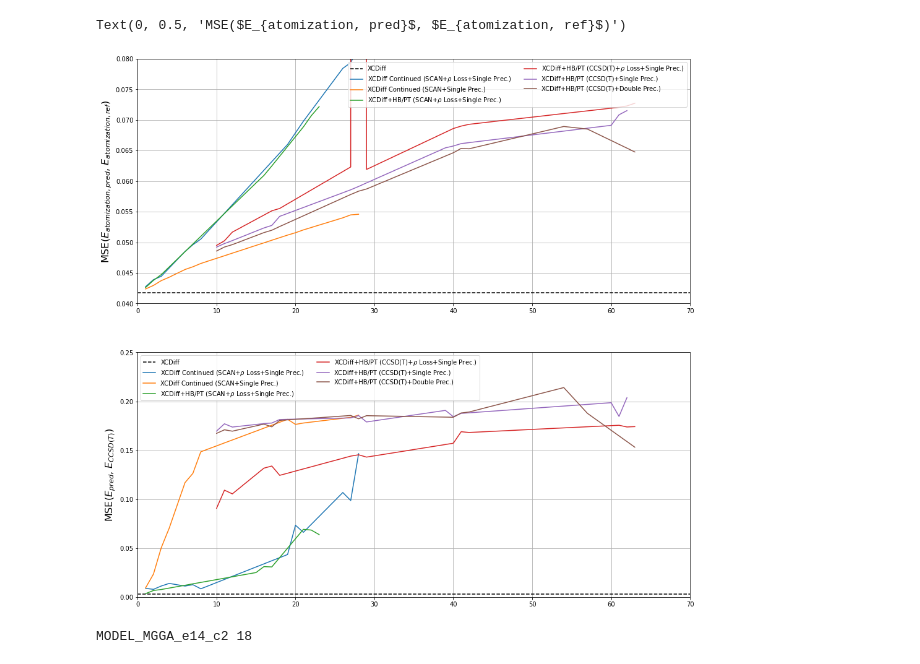
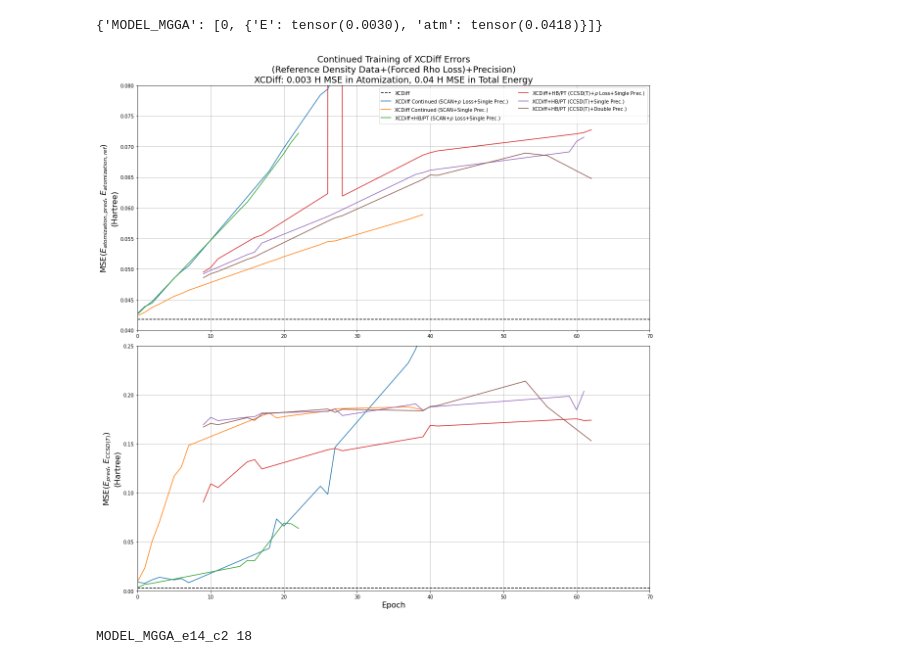
Before and after one commit to alecpwills/dpyscfl, a Jupyter notebook: notebooks/eval_graph.ipynb, the cells around one changed output. Drawn from its saved outputs; the diff is of its cells as text; code cells hidden in the pictures.

```diff
--- a/notebooks/eval_graph.ipynb
+++ b/notebooks/eval_graph.ipynb
@@ -74,0 +98,29 @@ rwcdb = load_loss_eval(bdir = os.path.join(rxcdwp, dbl), lfile = 'loss_dct_MGGA.
+# %%
+f = plt.figure(figsize=(10,10))
+aax = f.add_subplot(211)
+eax = f.add_subplot(212, sharex = aax)
+aax.grid()
+eax.grid()
+labels = {'Subset XCDiff': tstd}
+for k, v in labels.items():
+        xs = []
+        ays = []
+        eys = []
+        for ik, v in labels[k].items():
+            xs.append(v[0])
+            ays.append(v[1]['atm'])
+            eys.append(v[1]['E'])
+        aax.plot(xs, ays, label=k)
+        eax.plot(xs, eys, label=k)
+
+aax.legend(ncol=2)
+eax.legend(ncol=2)
+#aax.set_ylim(0.04, 0.08)
+#eax.set_ylim(0, 0.25)
+aax.set_xlim(0,16)
+
+eax.set_ylabel('MSE($E_{pred}$, $E_{CCSD(T)}$)\n(Hartree)', fontsize=16)
+aax.set_ylabel('MSE($E_{atomization, pred}$, $E_{atomization, ref}$)\n(Hartree)', fontsize=16)
+eax.set_xlabel('Epoch', fontsize=16)
+aax.set_title('Training on Subset of XCDiff Molecules:\n H$_2$, N$_2$, LiF $\\to$ (H, N, Li, F)', fontsize=18)
+plt.tight_layout()
@@ -75,46 +129,54 @@ rwcdb = load_loss_eval(bdir = os.path.join(rxcdwp, dbl), lfile = 'loss_dct_MGGA.
+# %%
+xcd
+# %% [output]
+{'MODEL_MGGA': [0, {'E': tensor(0.0030), 'atm': tensor(0.0418)}]}
 # %%
 f = plt.figure(figsize=(16,16))
 aax = f.add_subplot(211)
-eax = f.add_subplot(212)
+eax = f.add_subplot(212, sharex = aax)
 aax.grid()
 eax.grid()
 labels = {'XCDiff':xcd,
          'XCDiff Continued (SCAN+$\\rho$ Loss+Single Prec.)':rsd,
          'XCDiff Continued (SCAN+Single Prec.)':rss,
          'XCDiff+HB/PT (SCAN+$\\rho$ Loss+Single Prec.)':rwsd,
          'XCDiff+HB/PT (CCSD(T)+$\\rho$ Loss+Single Prec.)':rwcd,
          'XCDiff+HB/PT (CCSD(T)+Single Prec.)':rwcs,
          'XCDiff+HB/PT (CCSD(T)+Double Prec.)':rwcdb}
 for k, v in labels.items():
     if k == 'XCDiff':
         x = np.linspace(0, 100)
         ay = v['MODEL_MGGA'][1]['atm']*np.ones_like(x)
         ey = v['MODEL_MGGA'][1]['E']*np.ones_like(x)
         aax.plot(x, ay, 'k--', label=k)
         eax.plot(x, ey, 'k--', label=k)
     else:
         xs = []
         ays = []
         eys = []
         for ik, v in labels[k].items():
-            xs.append(v[0]+1)
+            xs.append(v[0])
             ays.append(v[1]['atm'])
             eys.append(v[1]['E'])
         aax.plot(xs, ays, label=k)
         eax.plot(xs, eys, label=k)
 
+#aax.set_yscale('log')
+#eax.set_yscale('log')
+
 aax.legend(ncol=2)
-eax.legend(ncol=2)
 aax.set_ylim(0.04, 0.08)
 eax.set_ylim(0, 0.25)
 aax.set_xlim(0,70)
 eax.set_xlim(0,70)
 
-eax.set_ylabel('MSE($E_{pred}$, $E_{CCSD(T)}$)', fontsize=16)
-aax.set_ylabel('MSE($E_{atomization, pred}$, $E_{atomization, ref}$)', fontsize=16)
+eax.set_ylabel('MSE($E_{pred}$, $E_{CCSD(T)}$)\n(Hartree)', fontsize=16)
+aax.set_ylabel('MSE($E_{atomization, pred}$, $E_{atomization, ref}$)\n(Hartree)', fontsize=16)
+eax.set_xlabel('Epoch', fontsize=16)
+aax.set_title('Continued Training of XCDiff Errors\n(Reference Density Data+(Forced Rho Loss)+Precision)\nXCDiff: 0.003 H MSE in Atomization, 0.04 H MSE in Total Energy', fontsize=18)
+plt.tight_layout()
 # %% [output]
-Text(0, 0.5, 'MSE($E_{atomization, pred}$, $E_{atomization, ref}$)')
-[figure, old version]
+[figure, new version]
 # %%
 print(tdi[7], epoch_parser(tdi[7], perc=2))
 # %% [output]
```
Also changed, not shown: parts of 4 cells of this notebook, 2 other files.
